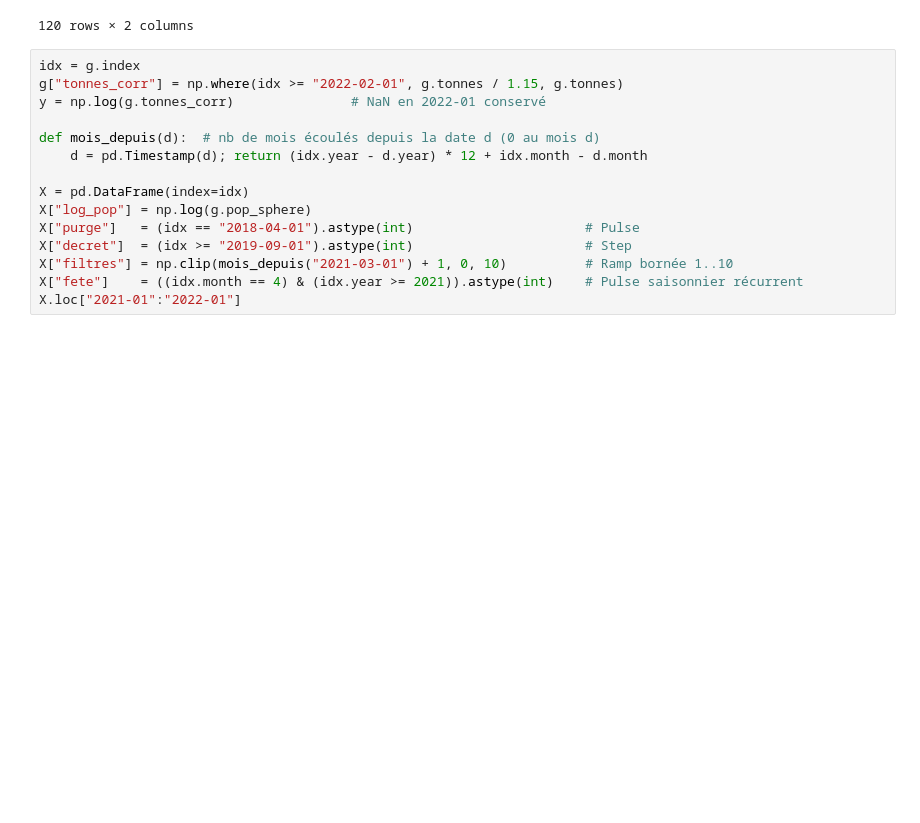
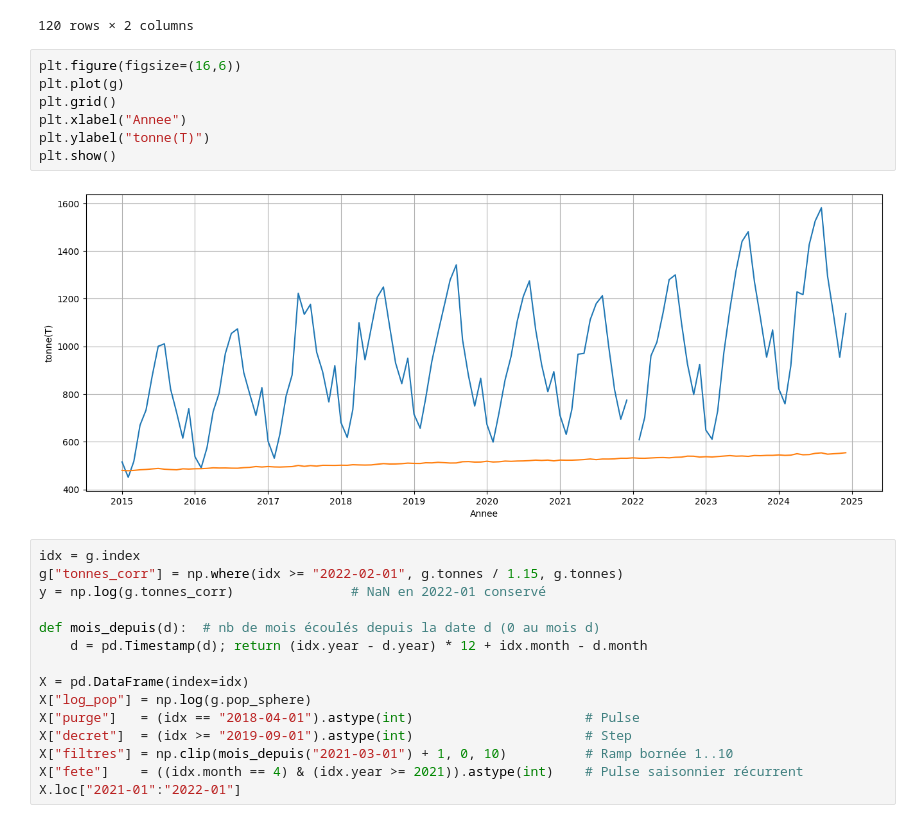
Before and after one commit to Cheikhcisse1/projet_FN, a Jupyter notebook: Cisse_cheikh_SARIMAX.ipynb, the cells around one changed output. Cells and saved outputs as stored; diff of their text form; blank space fills up the shorter version.

```diff
--- a/Cisse_cheikh_SARIMAX.ipynb
+++ b/Cisse_cheikh_SARIMAX.ipynb
@@ -232,6 +232,15 @@ display(g)
 | 2024-11-01 | 954.4 | 551.3 |
 | 2024-12-01 | 1137.3 | 554.0 |
 120 rows × 2 columns
+# %%
+plt.figure(figsize=(16,6))
+plt.plot(g)
+plt.grid()
+plt.xlabel("Annee")
+plt.ylabel("tonne(T)")
+plt.show()
+# %% [output]
+[figure, added]
 # %%
 idx = g.index
 g["tonnes_corr"] = np.where(idx >= "2022-02-01", g.tonnes / 1.15, g.tonnes)
```
Also changed, not shown: parts of 3 cells of this notebook.
